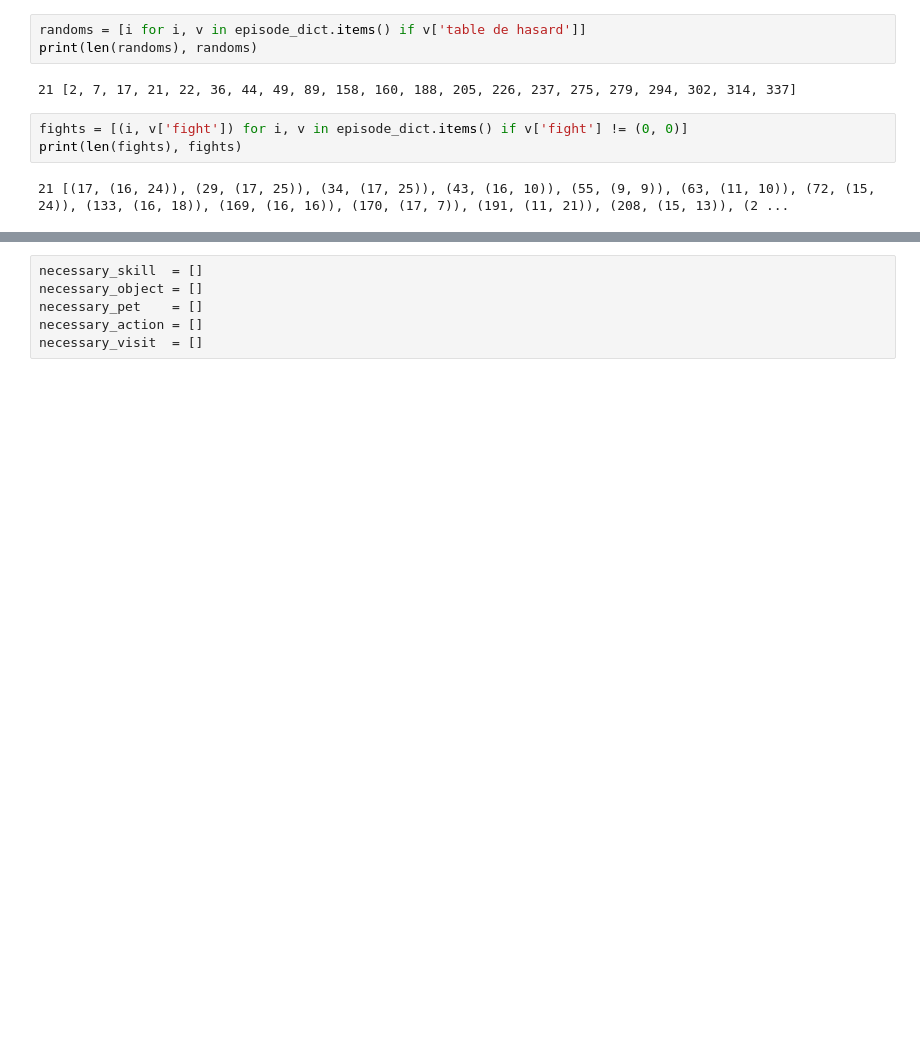
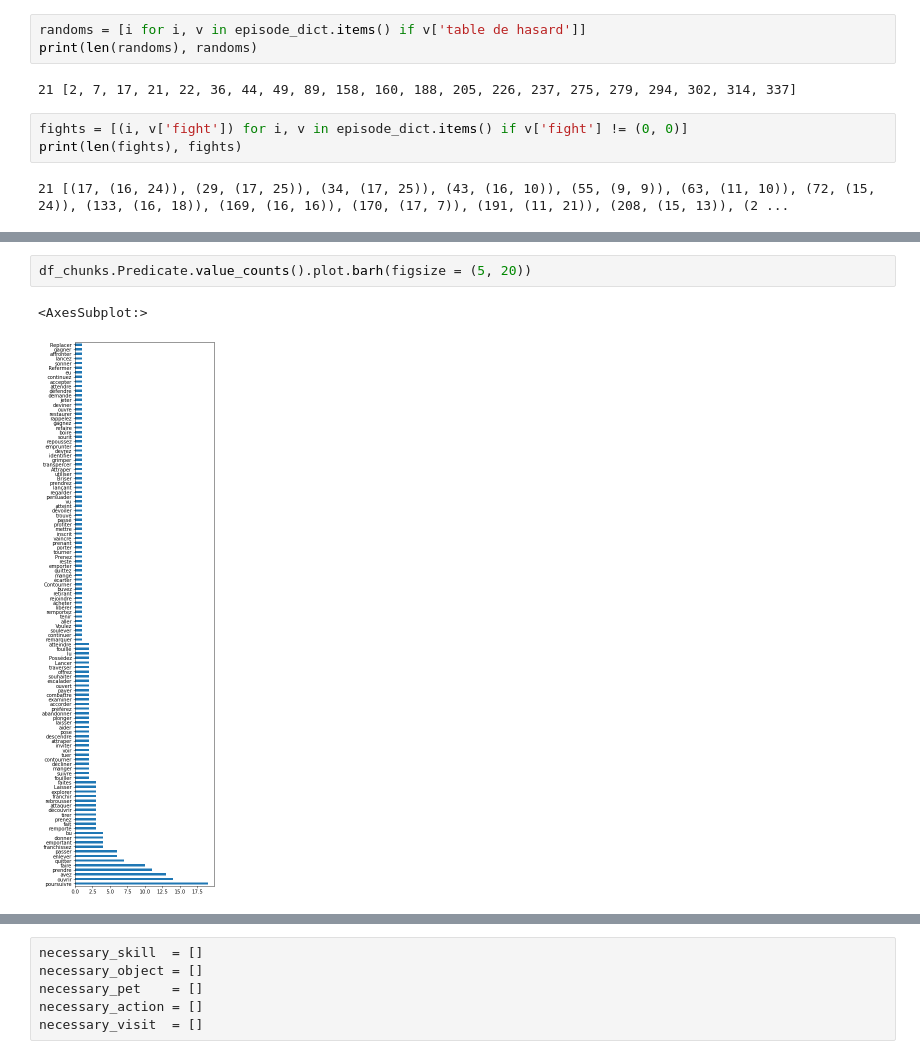
Before and after one commit to JBAujogue/Funcode---Hero-Book, a Jupyter notebook: notebooks/Hero Book - v2 dev.ipynb, the cells around one changed output, grey strips where cells are left out. Drawn from its saved outputs; the diff is of its cells as text; blank space fills up the shorter version.

```diff
--- a/notebooks/Hero Book - v2 dev.ipynb
+++ b/notebooks/Hero Book - v2 dev.ipynb
@@ -620,0 +693,5 @@ TODOs:
+# %%
+df_chunks.Predicate.value_counts().plot.barh(figsize = (5, 20))
+# %% [output]
+<AxesSubplot:>
+[figure, added]
```
Also changed, not shown: parts of 25 cells of this notebook, 2 other files.
